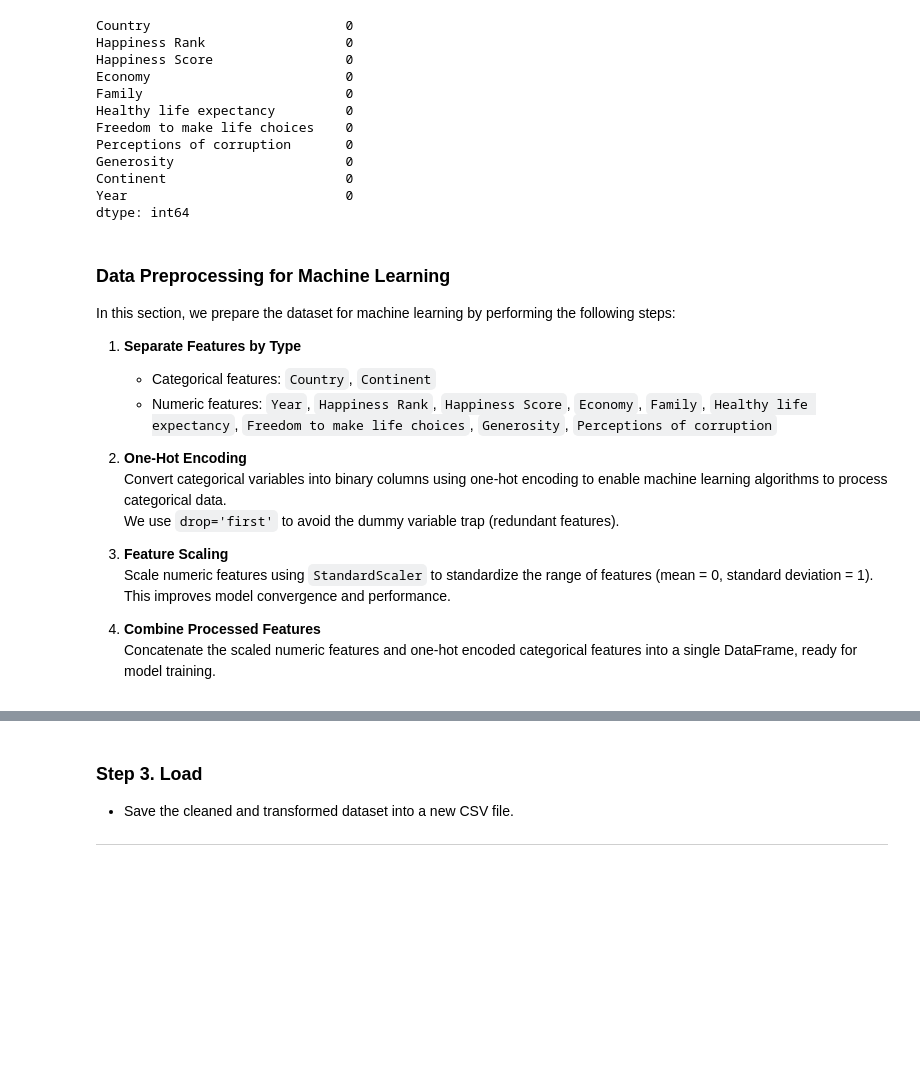
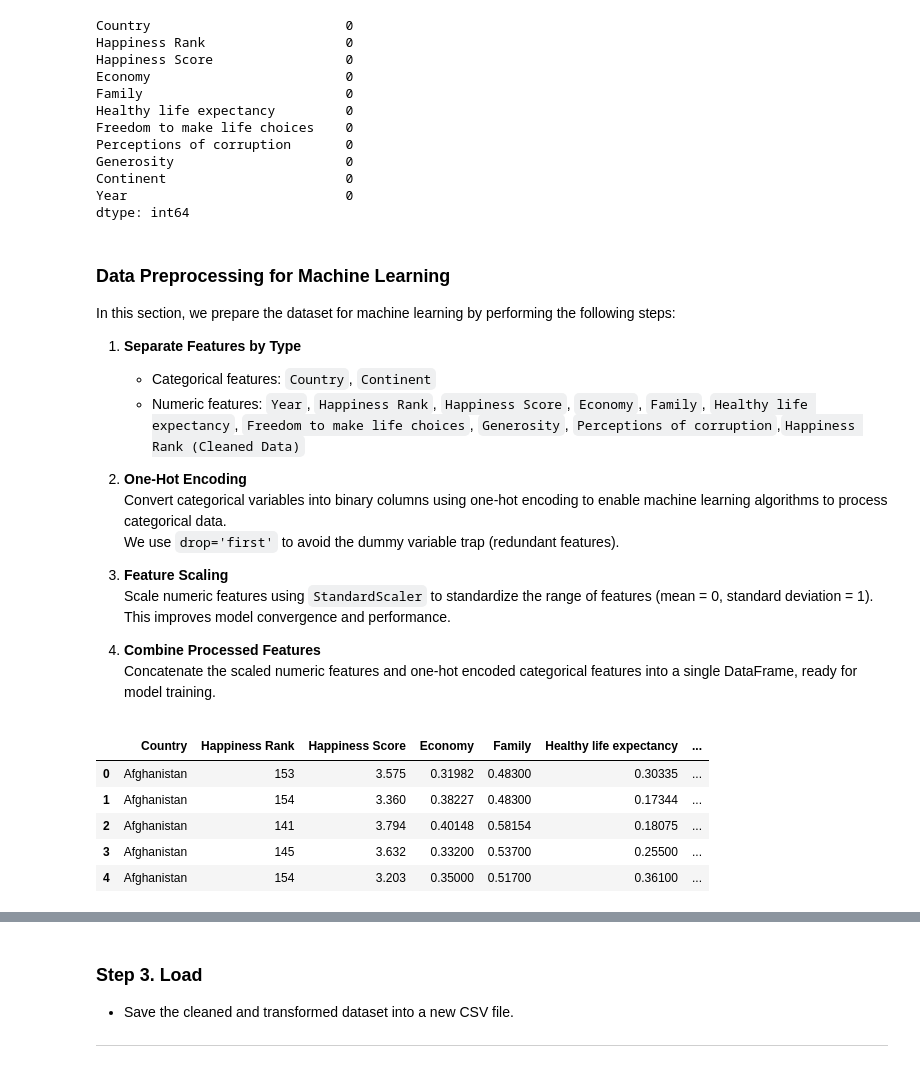
Before and after one commit to angeljayakumar/world-happiness-analytics, a Jupyter notebook: jupyter_notebooks/01_etl_pipeline.ipynb, the cells around one changed output, grey strips where cells are left out. Drawn from its saved outputs; the diff is of its cells as text; code cells hidden in the pictures; blank space fills up the shorter version.

Commit message:
Add summary of cleaned dataset

```diff
--- a/jupyter_notebooks/01_etl_pipeline.ipynb
+++ b/jupyter_notebooks/01_etl_pipeline.ipynb
@@ -1268,7 +1268,7 @@ In this section, we prepare the dataset for machine learning by performing the f
 
 1. **Separate Features by Type**
    - Categorical features: `Country`, `Continent`
-   - Numeric features: `Year`, `Happiness Rank`, `Happiness Score`, `Economy`, `Family`, `Healthy life expectancy`, `Freedom to make life choices`, `Generosity`, `Perceptions of corruption`
+   - Numeric features: `Year`, `Happiness Rank`, `Happiness Score`, `Economy`, `Family`, `Healthy life expectancy`, `Freedom to make life choices`, `Generosity`, `Perceptions of corruption`,`Happiness Rank (Cleaned Data)`
 
 2. **One-Hot Encoding**
    Convert categorical variables into binary columns using one-hot encoding to enable machine learning algorithms to process categorical data.
@@ -1280,6 +1280,19 @@ In this section, we prepare the dataset for machine learning by performing the f
 
 4. **Combine Processed Features**
    Concatenate the scaled numeric features and one-hot encoded categorical features into a single DataFrame, ready for model training.
+# %%
+# Load winsorised_df_all.csv
+import pandas as pd
+encoded_winsorized_df_all = pd.read_csv('../data/cleaned/winsorized_df_all.csv')
+# %%
+encoded_winsorized_df_all.head()
+# %% [output]
+|  | Country | Happiness Rank | Happiness Score | Economy | Family | Healthy life expectancy | ... |
+| 0 | Afghanistan | 153 | 3.575 | 0.31982 | 0.48300 | 0.30335 | ... |
+| 1 | Afghanistan | 154 | 3.360 | 0.38227 | 0.48300 | 0.17344 | ... |
+| 2 | Afghanistan | 141 | 3.794 | 0.40148 | 0.58154 | 0.18075 | ... |
+| 3 | Afghanistan | 145 | 3.632 | 0.33200 | 0.53700 | 0.25500 | ... |
+| 4 | Afghanistan | 154 | 3.203 | 0.35000 | 0.51700 | 0.36100 | ... |
 # %%
 from sklearn.preprocessing import OneHotEncoder, StandardScaler
 
```
Also changed, not shown: parts of 7 cells of this notebook.
